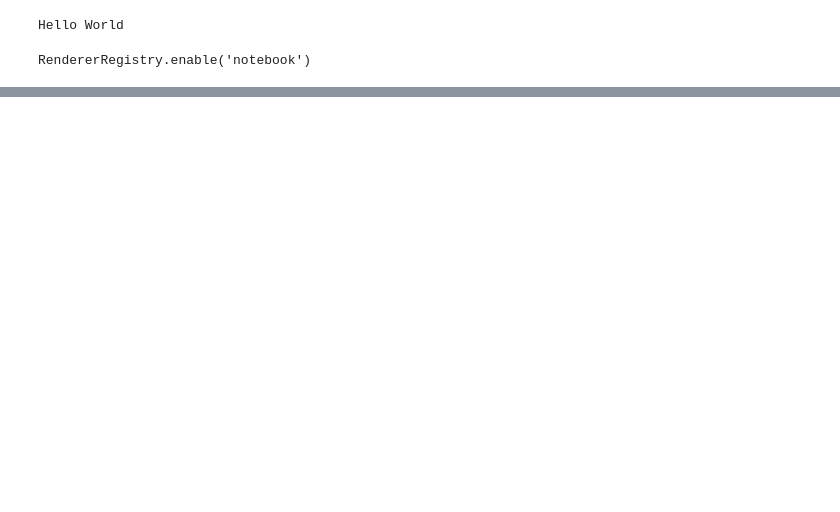
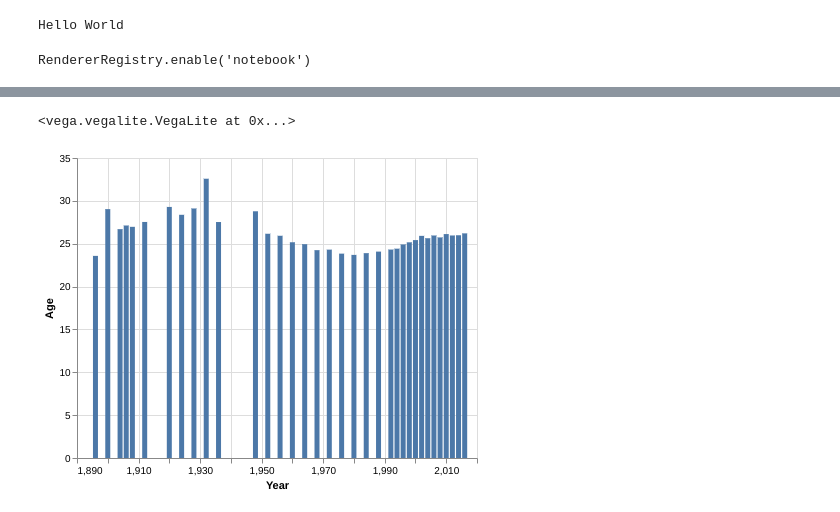
Before and after one commit to JonathanWoollett-Light/CSC327-A2, a Jupyter notebook: source.ipynb, the cells around one changed output, grey strips where cells are left out. Drawn from its saved outputs; the diff is of its cells as text; code cells hidden in the pictures; blank space fills up the shorter version.

Commit message:
Added age average over time

```diff
--- a/source.ipynb
+++ b/source.ipynb
@@ -51,0 +59,12 @@ alt.Chart(avg_std_by_year).mark_bar().encode(
+# %%
+# average age across years
+
+avg_age_by_year = data.groupby(["Year"])["Age"].mean().reset_index()
+
+alt.Chart(avg_age_by_year).mark_bar().encode(
+    x='Year',
+    y='Age'
+)
+# %% [output]
+<vega.vegalite.VegaLite at 0x...>
+[figure, added]
```
Also changed, not shown: parts of 4 cells of this notebook, 1 other file.
